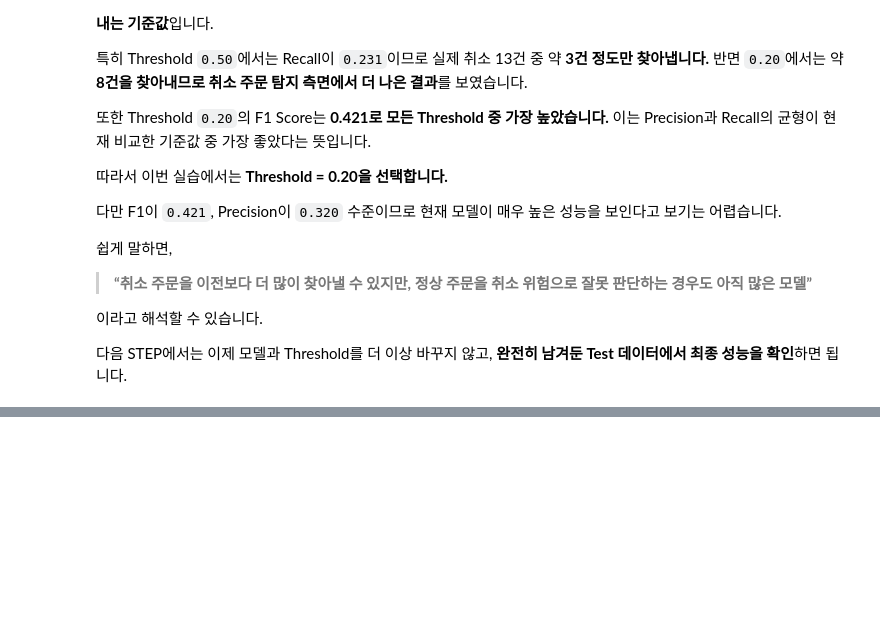
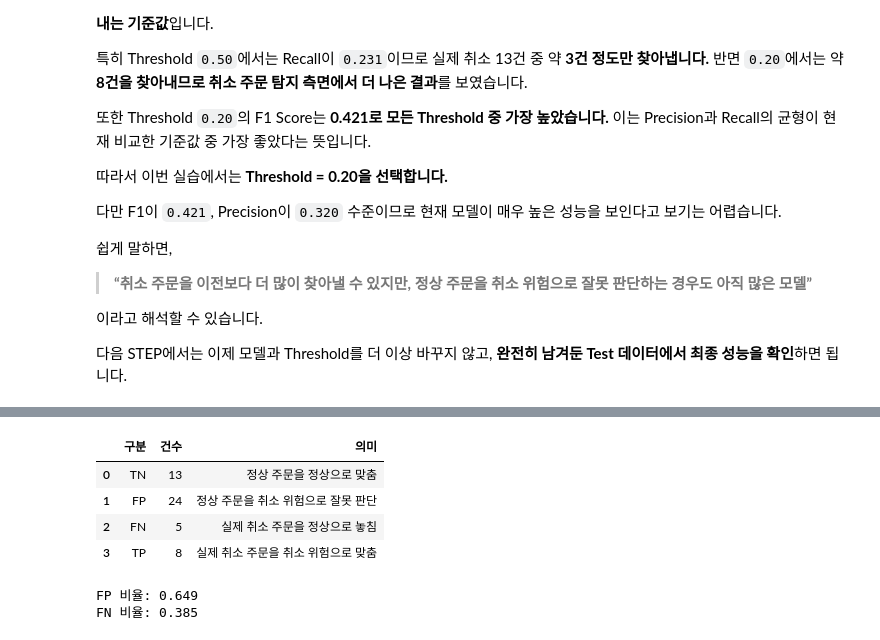
Before and after one commit to sangjae-lee97/kant-axagent-study, a Jupyter notebook: llm-data-analysis-course/notebooks/ch10/00.ipynb, the cells around one changed output, grey strips where cells are left out. Saved outputs shown, nothing was run; the diff lists cells and outputs as text; code cells hidden in the pictures; blank space fills up the shorter version.

```diff
--- a/llm-data-analysis-course/notebooks/ch10/00.ipynb
+++ b/llm-data-analysis-course/notebooks/ch10/00.ipynb
@@ -724,0 +850,26 @@ Threshold가 `0.20`일 때 Recall이 `0.615`이므로,
+# %%
+# Confusion Matrix 값 정리
+confusion_result = pd.DataFrame({
+    "구분": ["TN", "FP", "FN", "TP"],
+    "건수": [tn, fp, fn, tp],
+    "의미": [
+        "정상 주문을 정상으로 맞춤",
+        "정상 주문을 취소 위험으로 잘못 판단",
+        "실제 취소 주문을 정상으로 놓침",
+        "실제 취소 주문을 취소 위험으로 맞춤"
+    ]
+})
+
+display(confusion_result)
+
+# 오류 비율 확인
+print("FP 비율:", round(fp / (tn + fp), 3))
+print("FN 비율:", round(fn / (tp + fn), 3))
+# %% [output]
+|  | 구분 | 건수 | 의미 |
+| 0 | TN | 13 | 정상 주문을 정상으로 맞춤 |
+| 1 | FP | 24 | 정상 주문을 취소 위험으로 잘못 판단 |
+| 2 | FN | 5 | 실제 취소 주문을 정상으로 놓침 |
+| 3 | TP | 8 | 실제 취소 주문을 취소 위험으로 맞춤 |
+FP 비율: 0.649
+FN 비율: 0.385
```
Also changed, not shown: parts of 11 cells of this notebook.
